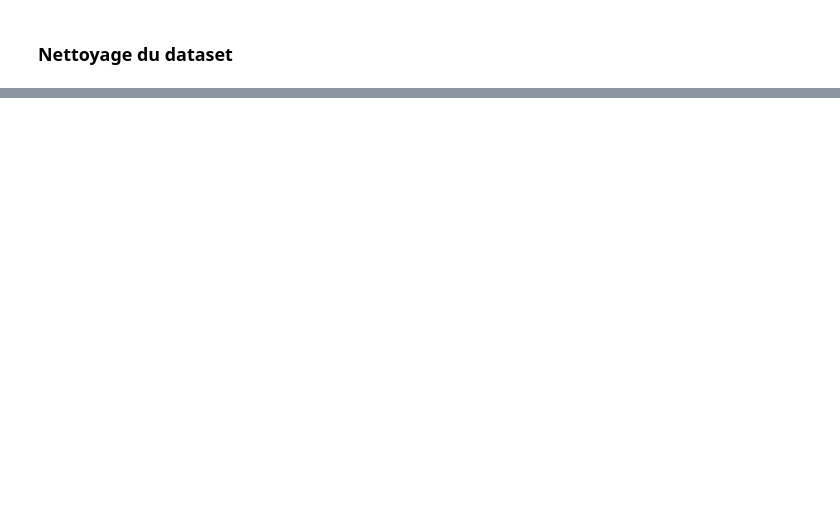
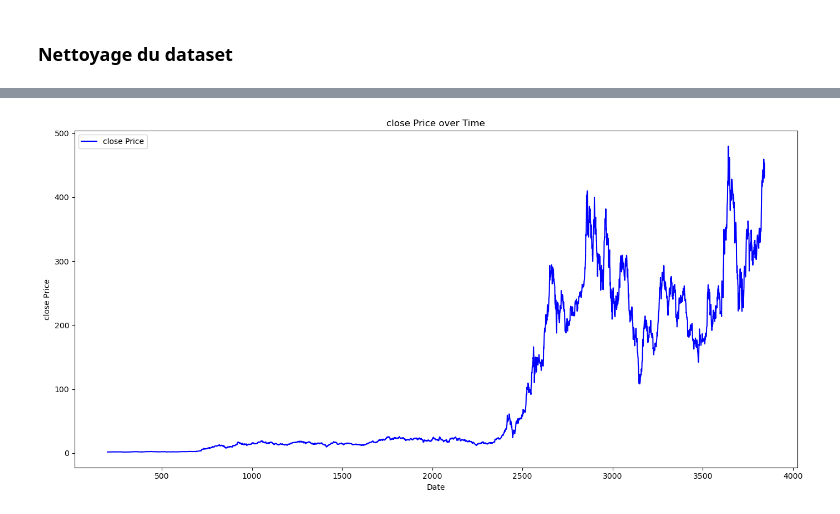
Before and after one commit to Thomasjiin/ML_Project, a Jupyter notebook: Tesla_stock_trend_prediction.ipynb, the cells around one changed output, grey strips where cells are left out. Saved outputs shown, nothing was run; the diff lists cells and outputs as text; code cells hidden in the pictures; blank space fills up the shorter version.

```diff
--- a/Tesla_stock_trend_prediction.ipynb
+++ b/Tesla_stock_trend_prediction.ipynb
@@ -48,0 +52,15 @@ dtype: int64
+# %%
+# Rendement journalier
+data["Return_1d"] = data["Close"].pct_change()
+# Moyennes mobiles
+data["MA10"] = data["Close"].rolling(10).mean()
+data["MA50"] = data["Close"].rolling(50).mean()
+data["MA200"] = data["Close"].rolling(200).mean()
+# Volatilité glissante
+data["Volatility_20d"] = data["Return_1d"].rolling(20).std()
+# RSI
+data["RSI_14"] = ta.momentum.rsi(data["Close"], window=14)
+# MACD + signal
+macd = ta.trend.MACD(data["Close"])
+data["MACD"] = macd.macd()
+data["Signal"] = macd.macd_signal()
@@ -48,0 +76,4 @@ dtype: int64
+# %%
+# 1 if bullish day, 0 if bearish day
+data["Trend"] = (data["Close"].shift(-1) > data["Close"]).astype(int)
+data.head()
@@ -48,0 +87,11 @@ dtype: int64
+# %%
+plt.figure(figsize=(14, 7))
+plt.plot(data.index, data['Close'], label='close Price', color='blue')
+plt.xlabel('Date')
+plt.ylabel('close Price')
+plt.title('close Price over Time')
+plt.legend()
+plt.tight_layout()
+plt.show()
+# %% [output]
+[figure, added]
```
Also changed, not shown: parts of 14 cells of this notebook.
